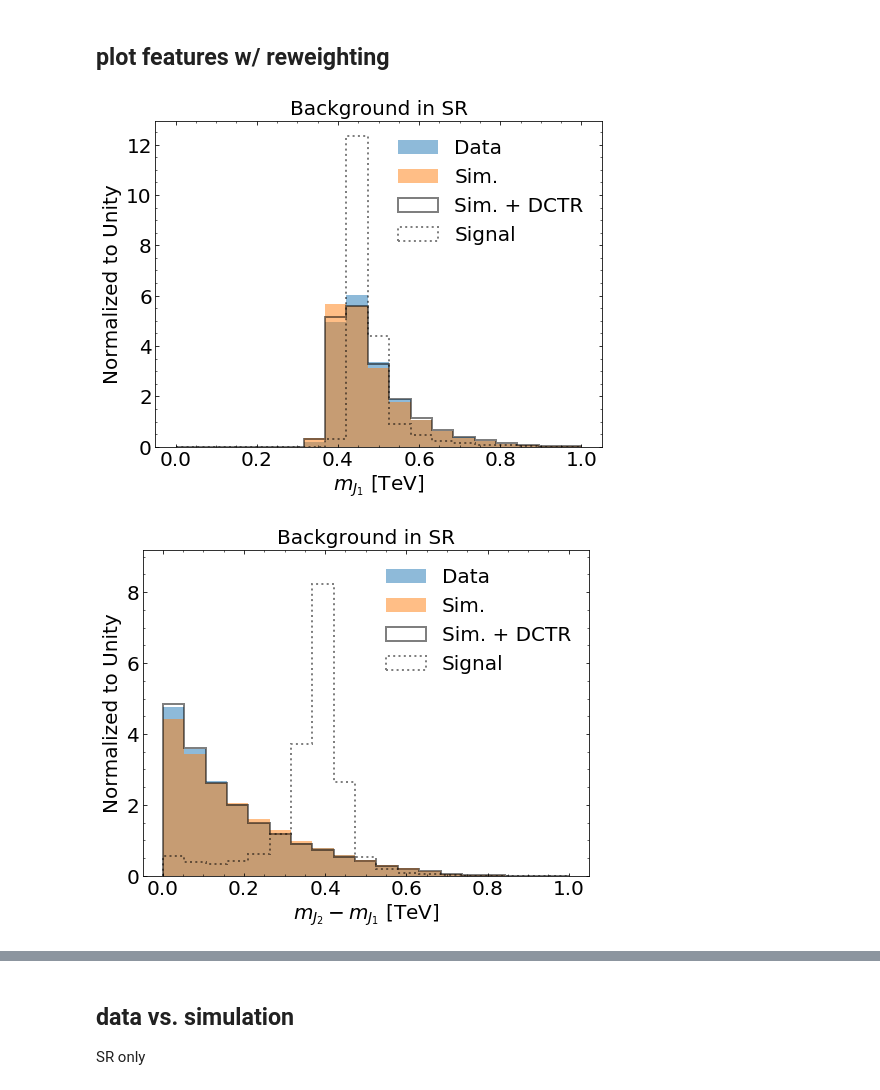
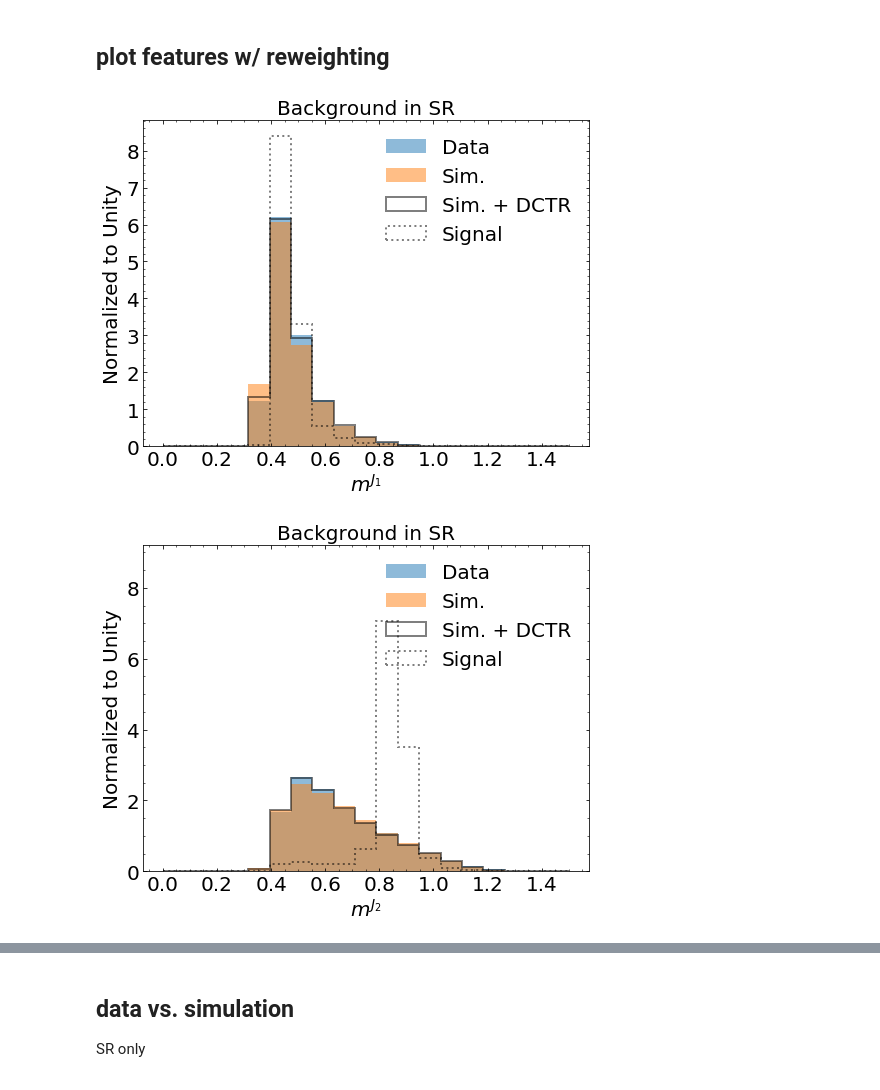
Before and after one commit to bnachman/DCTRHunting, a Jupyter notebook: CWoLaSimulationAssistedDecorrelationCorrelated.ipynb, the cells around one changed output, grey strips where cells are left out. Drawn from its saved outputs; the diff is of its cells as text; code cells hidden in the pictures.

Commit message:
add m1m2 plots

```diff
--- a/CWoLaSimulationAssistedDecorrelationCorrelated.ipynb
+++ b/CWoLaSimulationAssistedDecorrelationCorrelated.ipynb
@@ -49,18 +49,20 @@ def load_data(input_frame):
     dataset["mjDelta"] = dataset["mjTwo"] - dataset["mjOne"]
 #     dataset["mjDelta"] = dataset["mjDelta"]/1000.
     dataset = dataset.fillna(0)
-    dataset = dataset[["mjj","mjOne","mjDelta", "tau21jOne", "tau21jTwo"]]
+    dataset = dataset[["mjj","mjOne","mjTwo", "tau21jOne", "tau21jTwo"]]
     return dataset.to_numpy()
 
 # column_labels = [
 #     r"$m_{JJ}$",
 #     r"$m^{(J_1)}$","$m^{(J_2)}$",
 #     r"$\tau_{2,1}^{(J_1)}$", r"$\tau_{2,1}^{(J_2)}$"
-# ]"$m^{J_2}$",
+# ]
 
 column_labels = [
     r"$m_{JJ}$",
-    r"$m^{J_1}$","$m^{J_2} - m^{J_1}$",
+    r"$m^{J_1}$",
+    "$m^{J_2}$",
+#     "$m^{J_2} - m^{J_1}$",
     r"$\tau_{2,1}^{J_1}$", r"$\tau_{2,1}^{J_2}$"
 ]
 # %%
@@ -270,24 +272,24 @@ for i in tqdm.tqdm(range(n_injections)):
     X_SALAD_sb_train, Y_SALAD_sb_train = shuffle(X_SALAD_sb_train, Y_SALAD_sb_train)
     X_SALAD_sr_train, Y_SALAD_sr_train = shuffle(X_SALAD_sr_train, Y_SALAD_sr_train)
 
-#     mn, mx = np.percentile(X_SALAD_sb_train, 1, axis=0), np.percentile(X_SALAD_sb_train, 99, axis=0)
+    mn, mx = np.percentile(X_SALAD_sb_train, 1, axis=0), np.percentile(X_SALAD_sb_train, 99, axis=0)
 
-#     def norm_func(d):
-#         return (d - mn)/(mx - mn)
+    def norm_func(d):
+        return (d - mn)/(mx - mn)
 
     X_SALAD_val = np.concatenate([signal_to_test, SR_background_data_fortest])
     Y_SALAD_val = np.concatenate([np.ones(len(signal_to_test)),np.zeros(len(SR_background_data_fortest))])
 
     K.clear_session()
     model_SALAD_sb = Sequential()
-    model_SALAD_sb.add(Dense(32, input_dim=N_inputs + 1, activation='relu'))
-    model_SALAD_sb.add(Dense(32, activation='relu'))
-    model_SALAD_sb.add(Dense(32, activation='relu'))
+    model_SALAD_sb.add(Dense(64, input_dim=N_inputs + 1, activation='relu'))
+    model_SALAD_sb.add(Dense(64, activation='relu'))
+    model_SALAD_sb.add(Dense(64, activation='relu'))
     model_SALAD_sb.add(Dense(1, activation='sigmoid'))
     model_SALAD_sb.compile(loss='binary_crossentropy', optimizer='adam', metrics=['accuracy'],)
 
     hist_SALAD_sb = model_SALAD_sb.fit(
-        X_SALAD_sb_train, Y_SALAD_sb_train, epochs=EPOCHS,
+        norm_func(X_SALAD_sb_train), Y_SALAD_sb_train, epochs=EPOCHS,
         batch_size=batch_size,#int(0.1*len(X_SALAD_sb_train)),
         verbose=0
     )
@@ -298,7 +300,7 @@ for i in tqdm.tqdm(range(n_injections)):
 
     # apply weight function
     W_SALAD_sr_train = np.ones_like(Y_SALAD_sr_train)
-    W_SALAD_sr_train[Y_SALAD_sr_train == 0] = get_weights(X_SALAD_sr_train[Y_SALAD_sr_train == 0], model_SALAD_sb)
+    W_SALAD_sr_train[Y_SALAD_sr_train == 0] = get_weights(norm_func(X_SALAD_sr_train)[Y_SALAD_sr_train == 0], model_SALAD_sb)
 
     # run discriminating model
     model_SALAD_sr = Sequential()
@@ -309,12 +311,12 @@ for i in tqdm.tqdm(range(n_injections)):
     model_SALAD_sr.compile(loss='binary_crossentropy', optimizer='adam', metrics=['accuracy'])
 
     hist_SALAD_sr = model_SALAD_sr.fit(
-        X_SALAD_sr_train[:, 1:], Y_SALAD_sr_train, epochs=EPOCHS,
+        norm_func(X_SALAD_sr_train)[:, 1:], Y_SALAD_sr_train, epochs=EPOCHS,
         batch_size=batch_size, verbose=0,
         sample_weight=W_SALAD_sr_train
     )
 
-    scores_SALAD = model_SALAD_sr.predict(X_SALAD_val[:, 1:], batch_size=batch_size)
+    scores_SALAD = model_SALAD_sr.predict(norm_func(X_SALAD_val)[:, 1:], batch_size=batch_size)
 
     fpr_SALAD, tpr_SALAD, _ = roc_curve(Y_SALAD_val, scores_SALAD)
     SALAD_rocs = SALAD_rocs.append({'fpr': fpr_SALAD, 'tpr': tpr_SALAD}, ignore_index=True)
@@ -323,35 +333,38 @@ for i in tqdm.tqdm(range(n_injections)):
 # %%
 x = X_SALAD_sr_train
 y = Y_SALAD_sr_train
 sig = X_SALAD_val[Y_SALAD_val == 1]
 w = W_SALAD_sr_train
 
 for i in range(1,5):
     fig = plt.figure(figsize=(8, 6))
     gs = gridspec.GridSpec(1, 1, height_ratios=[1])
     ax0 = plt.subplot(gs[0])
     ax0.yaxis.set_ticks_position('both')
     ax0.xaxis.set_ticks_position('both')
     ax0.tick_params(direction="in",which="both")
     ax0.minorticks_on()
     plt.xticks(fontsize=20)
     plt.yticks(fontsize=20)
 
-    plt.xlabel(mynames[i-1],fontsize=20)
+    plt.xlabel(column_labels[i],fontsize=20)
     plt.ylabel("Normalized to Unity",fontsize=20)
     plt.title("Background in SR",fontsize=20)
-
+    if i == 2 or i == 1:
+        bins = np.linspace(0, 1.5, 20)
+    else:
+        bins = np.linspace(0, 1, 20)
     if (i==4): plt.ylim([0,4.])
     if (i==2): plt.ylim([0,9.2])
     if (i==3): plt.ylim([0,4])
 
-    plt.hist(x[y == 1][:,i],bins=np.linspace(0,1,20),alpha=0.5,density=True,label="Data")
-    plt.hist(x[y == 0][:,i],bins=np.linspace(0,1,20),alpha=0.5,density=True,label="Sim.")
-    plt.hist(x[y == 0][:,i],bins=np.linspace(0,1,20),alpha=0.5,weights=w[y==0],density=True,histtype="step",color="black",label="Sim. + DCTR",linewidth=2)
-    plt.hist(sig[:,i],bins=np.linspace(0,1,20),alpha=0.5,density=True,label="Signal",histtype="step",color="black",ls=":",linewidth=2)
+    plt.hist(x[y == 1][:,i],bins=bins,alpha=0.5,density=True,label="Data")
+    plt.hist(x[y == 0][:,i],bins=bins,alpha=0.5,density=True,label="Sim.")
+    plt.hist(x[y == 0][:,i],bins=bins,alpha=0.5,weights=w[y==0],density=True,histtype="step",color="black",label="Sim. + DCTR",linewidth=2)
+    plt.hist(sig[:,i],bins=bins,alpha=0.5,density=True,label="Signal",histtype="step",color="black",ls=":",linewidth=2)
     plt.legend(frameon=False,fontsize=20)
 #     if (i==2): plt.legend(frameon=False,fontsize=20,loc="upper left")
     plt.savefig('plots/lhco/features'+str(i)+'.pdf',bbox_inches='tight')
 # %% [output]
-[figure, old version]
+[figure, new version]
-[figure, old version]
+[figure, new version]
```
Also changed, not shown: parts of 9 cells of this notebook, 14 other files.
